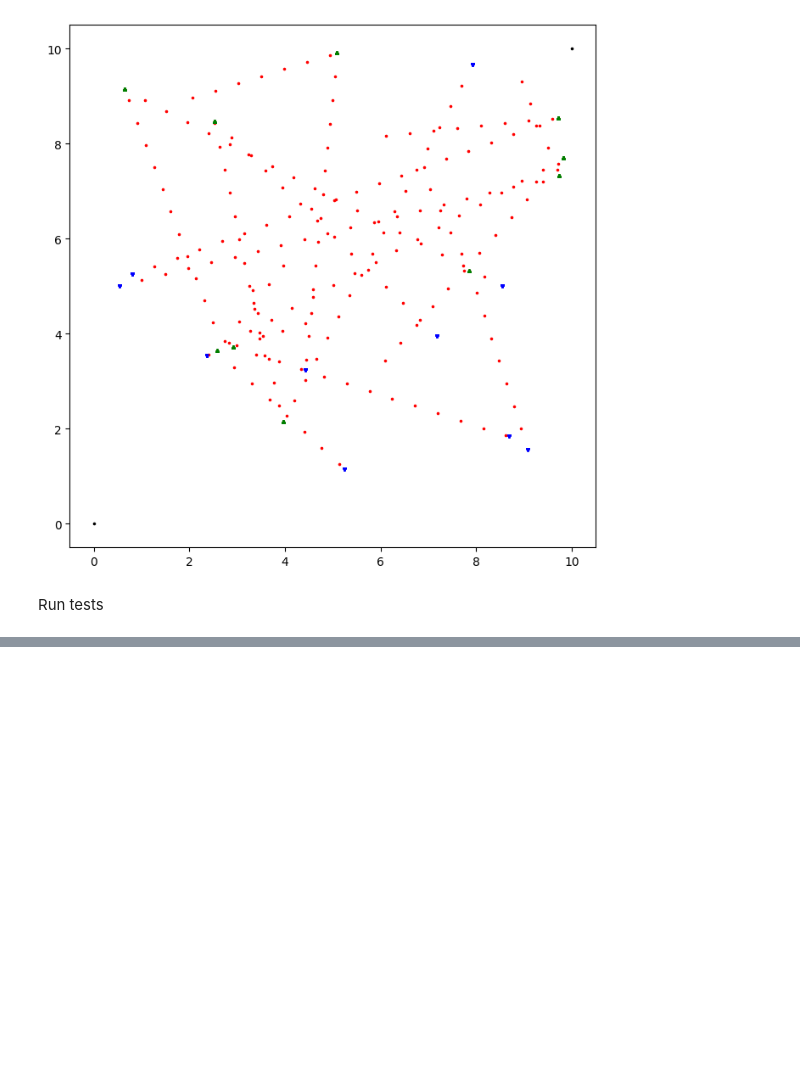
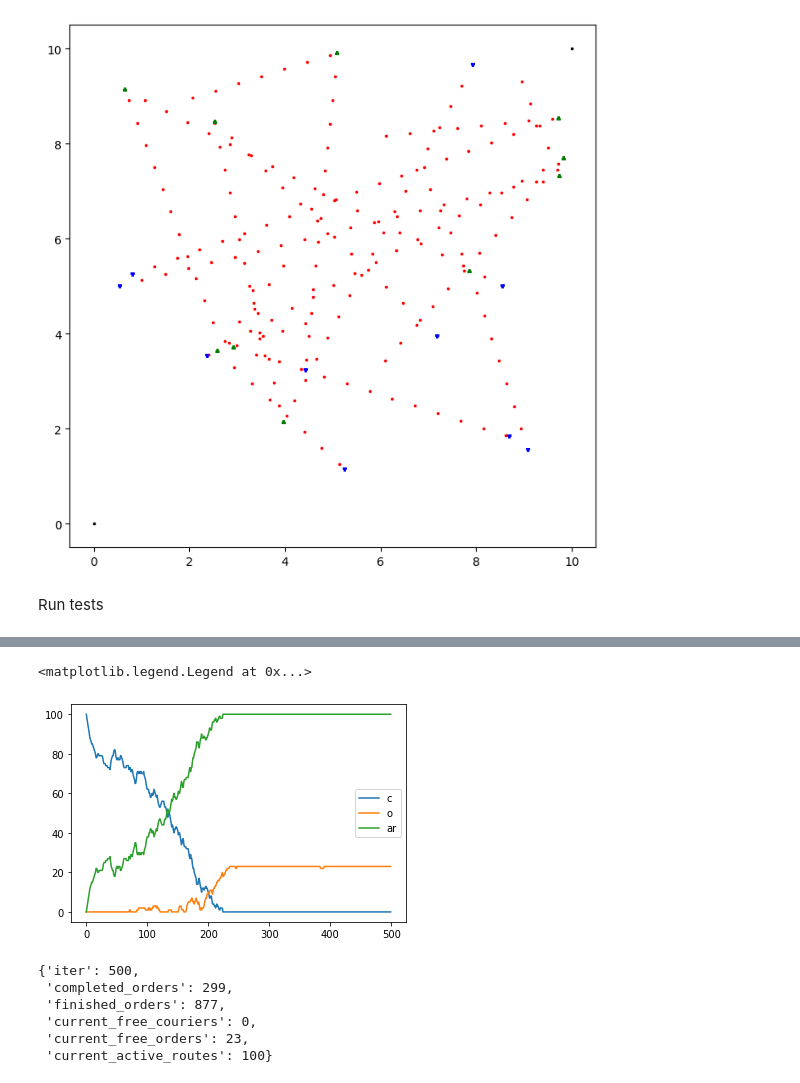
Before and after one commit to limon8884/delivery-RL, a Jupyter notebook: notebook.ipynb, the cells around one changed output, grey strips where cells are left out. Saved outputs shown, nothing was run; the diff lists cells and outputs as text; code cells hidden in the pictures; blank space fills up the shorter version.

```diff
--- a/notebook.ipynb
+++ b/notebook.ipynb
@@ -56,0 +99,17 @@ len(sim.free_orders)
+# %%
+plt.plot([m['current_free_couriers'] for m in all_metrics], label='c')
+plt.plot([m['current_free_orders'] for m in all_metrics], label='o')
+plt.plot([m['current_active_routes'] for m in all_metrics], label='ar')
+plt.legend()
+# %% [output]
+<matplotlib.legend.Legend at 0x...>
+[figure, added]
+# %%
+sim.GetMetrics()
+# %% [output]
+{'iter': 500,
+ 'completed_orders': 299,
+ 'finished_orders': 877,
+ 'current_free_couriers': 0,
+ 'current_free_orders': 23,
+ 'current_active_routes': 100}
```
Also changed, not shown: parts of 13 cells of this notebook, 4 other files.
